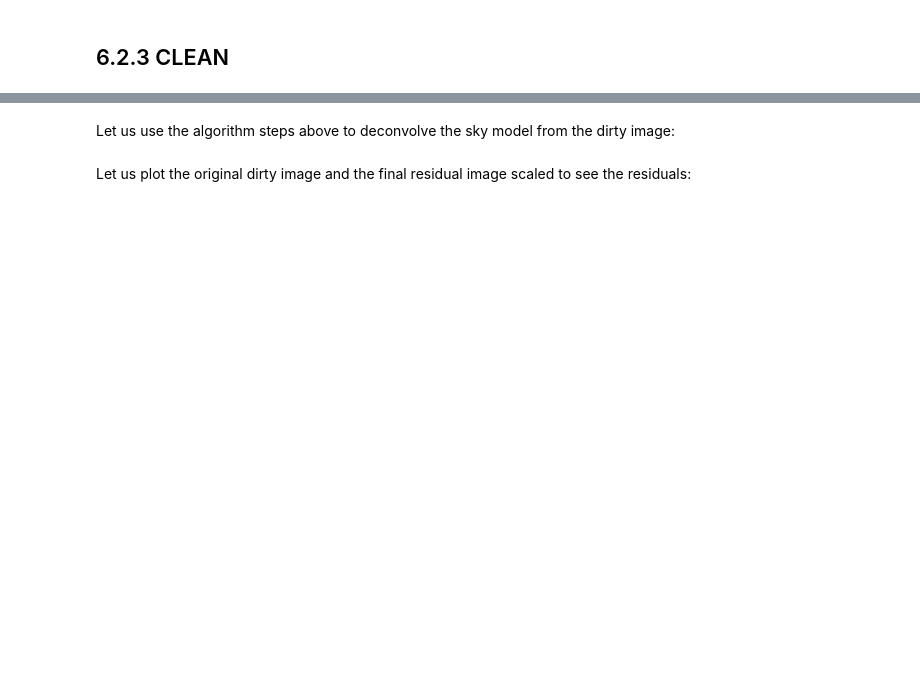
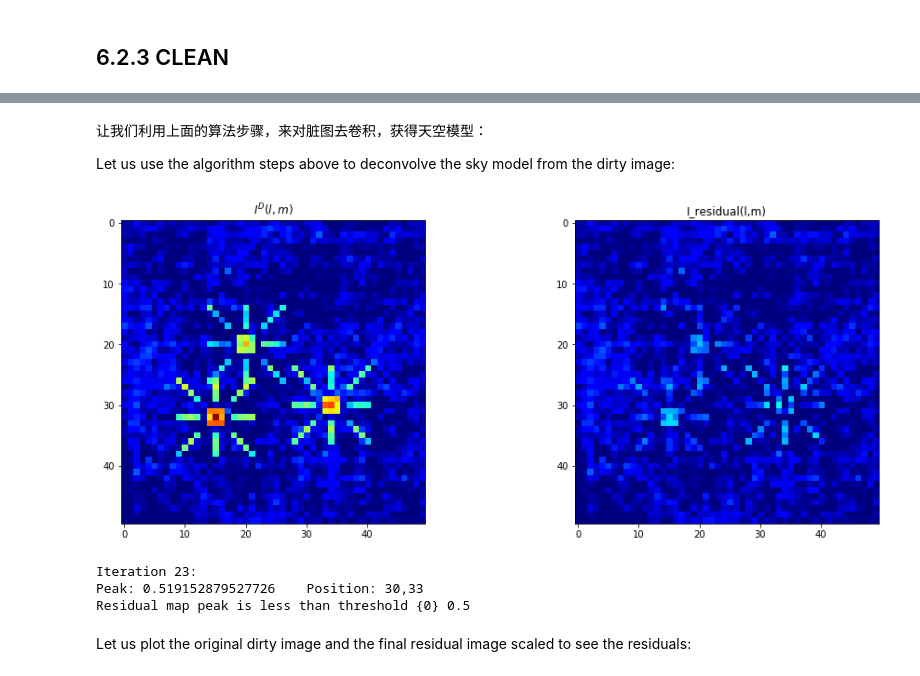
Before and after one commit to astronomical-data-processing/fundamentals_of_interferometry_chinese, a Jupyter notebook: 6_Deconvolution/6_2_clean.ipynb, the cells around one changed output, grey strips where cells are left out. Drawn from its saved outputs; the diff is of its cells as text; code cells hidden in the pictures; blank space fills up the shorter version.

```diff
--- a/6_Deconvolution/6_2_clean.ipynb
+++ b/6_Deconvolution/6_2_clean.ipynb
@@ -320,4 +436,6 @@ In Högbom's `CLEAN`, the deconvolution is performed by iteratively finding peak
 # %% [markdown]
+让我们利用上面的算法步骤，来对脏图去卷积，获得天空模型：
+
 Let us use the algorithm steps above to deconvolve the sky model from the dirty image:
 # %%
 # ------------------------------------------------
@@ -341,7 +459,8 @@ ax[0].set_title('$I^D(l,m)$')
 ax[0].imshow(I_dirty, cmap=cm.jet, vmax=plotmax, vmin=plotmin, interpolation='nearest');
 
 for i in range(niter):
-    print 'Iteration {0}:'.format(i,)
+    print('Iteration {0}:'.format(i,))
+
 
     # ------------------------------------------------
     # Step 2. Find the strength and position of the peak in the residual image
@@ -349,34 +468,41 @@ for i in range(niter):
     f_max = np.max(I_residual)
     p_max = np.where(I_residual==f_max)
 
     # ------------------------------------------------
     # Step 3. Subtract gain*f_max*PSF centred on $p_{max}$ from the residual image
     # ------------------------------------------------
     p_x, p_y = p_max
-    I_residual[p_x-PSFmid:p_x+PSFmid+1,p_y-PSFmid:p_y+PSFmid+1] -= gain*f_max*PSF
-    print 'Peak: {0}    Position: {1},{2}'.format(f_max,p_x[0],p_y[0])
+    print('Peak: {0}    Position: {1},{2}'. format(f_max,p_x[0],p_y[0]))
+
+    I_residual[p_x[0]-PSFmid:p_x[0]+PSFmid+1,p_y[0]-PSFmid:p_y[0]+PSFmid+1] -= gain*f_max*PSF
+
 
     # ------------------------------------------------
     # Step 4. Record the peak position and the magnitude subtracted in the model
     # ------------------------------------------------
     model.append([p_x[0], p_y[0], gain*f_max])
 
     # ------------------------------------------------
     # Step 5. Repeat from (2.), unless residual image < threshold
     # ------------------------------------------------
     if np.max(I_residual) < threshold:
-        print 'Residual map peak is less than threshold {0}'.format(threshold,)
+        print('Residual map peak is less than threshold {0}',format(threshold,))
         break
 
 
     # plot the new residial next to the original image
     ax[1].imshow(I_residual, cmap=cm.jet, vmax=plotmax, vmin=plotmin, interpolation='nearest')
     ax[1].set_title('I_residual(l,m)')
     # show the plot, then get ready for the next plot
     plt.draw()
     clear_output(wait=True)
     time.sleep(0.2)
     display(f)
     ax[1].cla()
     plt.close()
+# %% [output]
+[figure, added]
+Iteration 23:
+Peak: 0.519152879527726    Position: 30,33
+Residual map peak is less than threshold {0} 0.5
 # %% [markdown]
```
Also changed, not shown: parts of 34 cells of this notebook, 1 other file.
